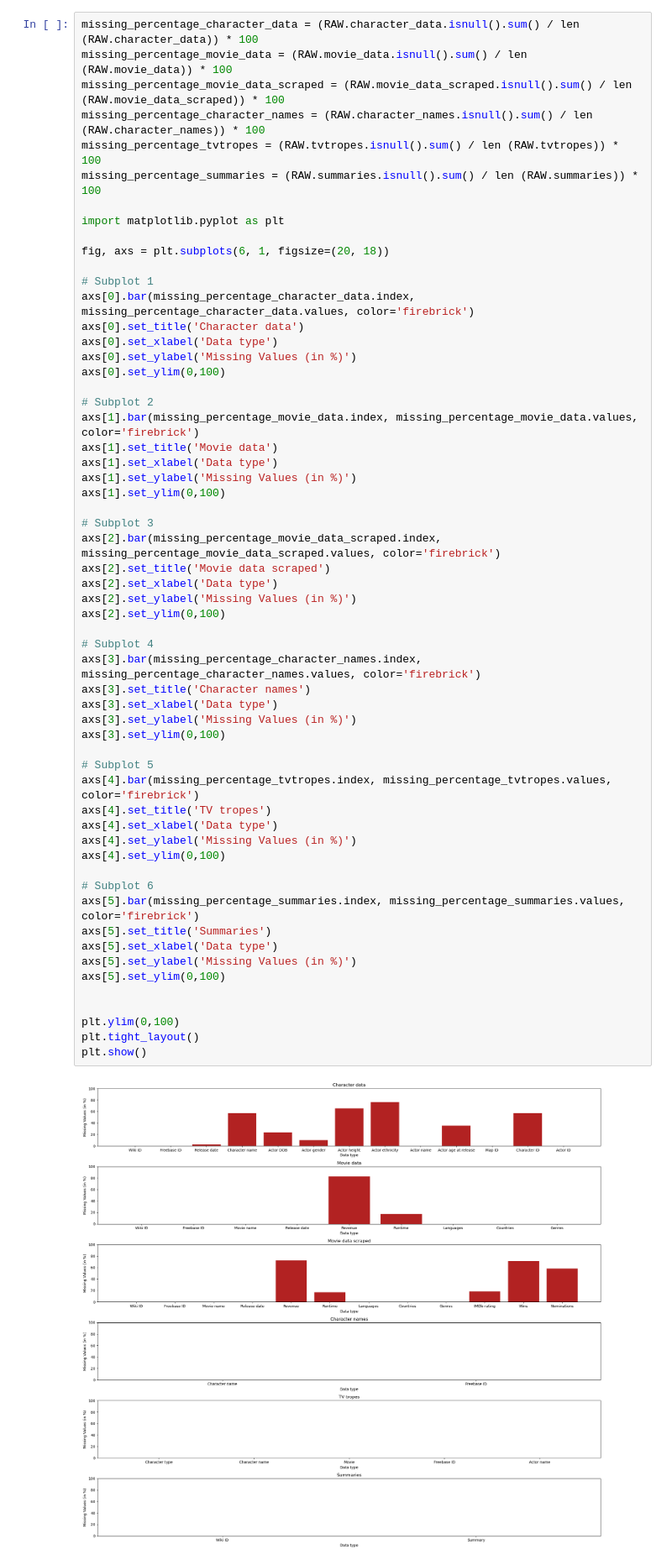
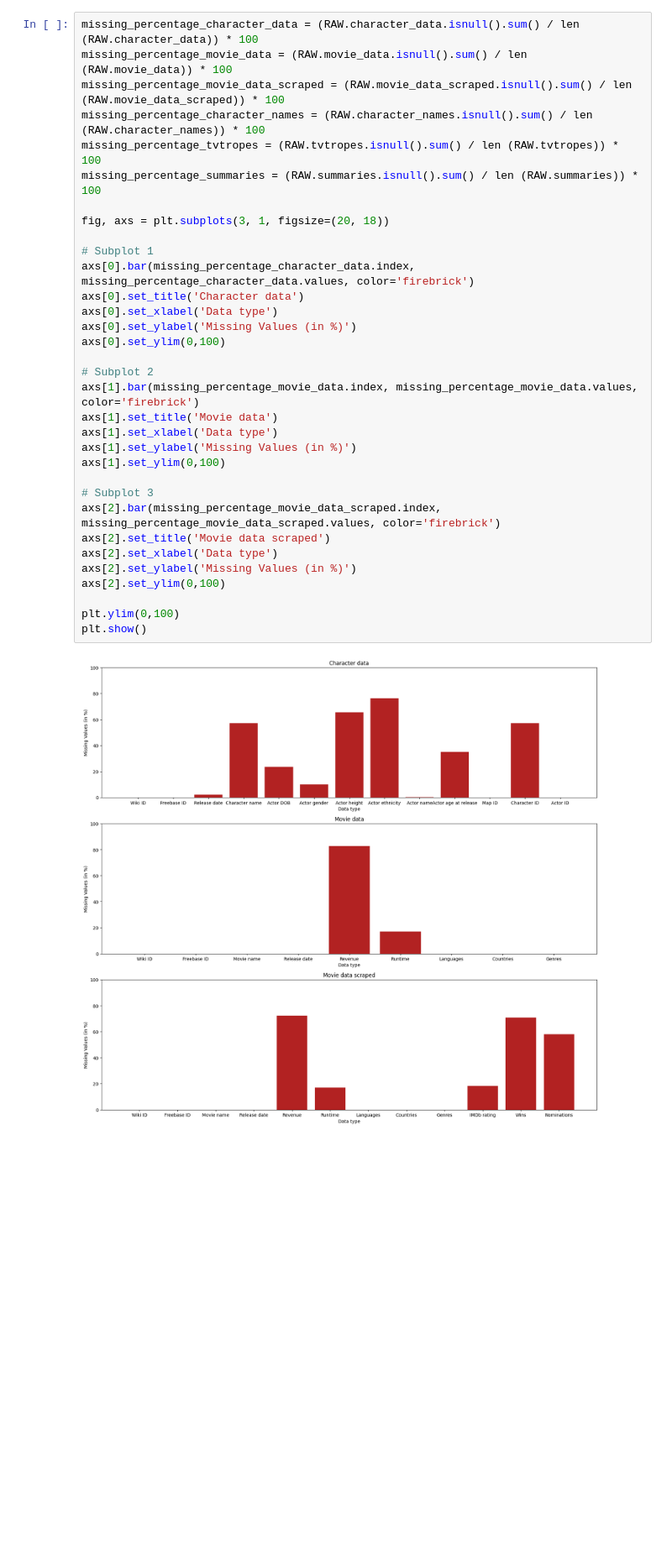
Before and after one commit to epfl-ada/ada-2023-project-fauttrouverunnompourada, a Jupyter notebook: P2.ipynb, the cells around one changed output. Shown at 84% size. Drawn from its saved outputs; the diff is of its cells as text; blank space fills up the shorter version.

```diff
--- a/P2.ipynb
+++ b/P2.ipynb
@@ -169,57 +183,32 @@ missing_percentage_movie_data = (RAW.movie_data.isnull().sum() / len (RAW.movie_
 missing_percentage_movie_data_scraped = (RAW.movie_data_scraped.isnull().sum() / len (RAW.movie_data_scraped)) * 100
 missing_percentage_character_names = (RAW.character_names.isnull().sum() / len (RAW.character_names)) * 100
 missing_percentage_tvtropes = (RAW.tvtropes.isnull().sum() / len (RAW.tvtropes)) * 100
 missing_percentage_summaries = (RAW.summaries.isnull().sum() / len (RAW.summaries)) * 100
 
-import matplotlib.pyplot as plt
-
-fig, axs = plt.subplots(6, 1, figsize=(20, 18))
+fig, axs = plt.subplots(3, 1, figsize=(20, 18))
 
 # Subplot 1
 axs[0].bar(missing_percentage_character_data.index, missing_percentage_character_data.values, color='firebrick')
 axs[0].set_title('Character data')
 axs[0].set_xlabel('Data type')
 axs[0].set_ylabel('Missing Values (in %)')
 axs[0].set_ylim(0,100)
 
 # Subplot 2
 axs[1].bar(missing_percentage_movie_data.index, missing_percentage_movie_data.values, color='firebrick')
 axs[1].set_title('Movie data')
 axs[1].set_xlabel('Data type')
 axs[1].set_ylabel('Missing Values (in %)')
 axs[1].set_ylim(0,100)
 
 # Subplot 3
 axs[2].bar(missing_percentage_movie_data_scraped.index, missing_percentage_movie_data_scraped.values, color='firebrick')
 axs[2].set_title('Movie data scraped')
 axs[2].set_xlabel('Data type')
 axs[2].set_ylabel('Missing Values (in %)')
 axs[2].set_ylim(0,100)
 
-# Subplot 4
-axs[3].bar(missing_percentage_character_names.index, missing_percentage_character_names.values, color='firebrick')
-axs[3].set_title('Character names')
-axs[3].set_xlabel('Data type')
-axs[3].set_ylabel('Missing Values (in %)')
-axs[3].set_ylim(0,100)
-
-# Subplot 5
-axs[4].bar(missing_percentage_tvtropes.index, missing_percentage_tvtropes.values, color='firebrick')
-axs[4].set_title('TV tropes')
-axs[4].set_xlabel('Data type')
-axs[4].set_ylabel('Missing Values (in %)')
-axs[4].set_ylim(0,100)
-
-# Subplot 6
-axs[5].bar(missing_percentage_summaries.index, missing_percentage_summaries.values, color='firebrick')
-axs[5].set_title('Summaries')
-axs[5].set_xlabel('Data type')
-axs[5].set_ylabel('Missing Values (in %)')
-axs[5].set_ylim(0,100)
-
-
 plt.ylim(0,100)
-plt.tight_layout()
 plt.show()
 # %% [output]
-[figure, old version]
+[figure, new version]
```
Also changed, not shown: parts of 26 cells of this notebook, 1 other file.
